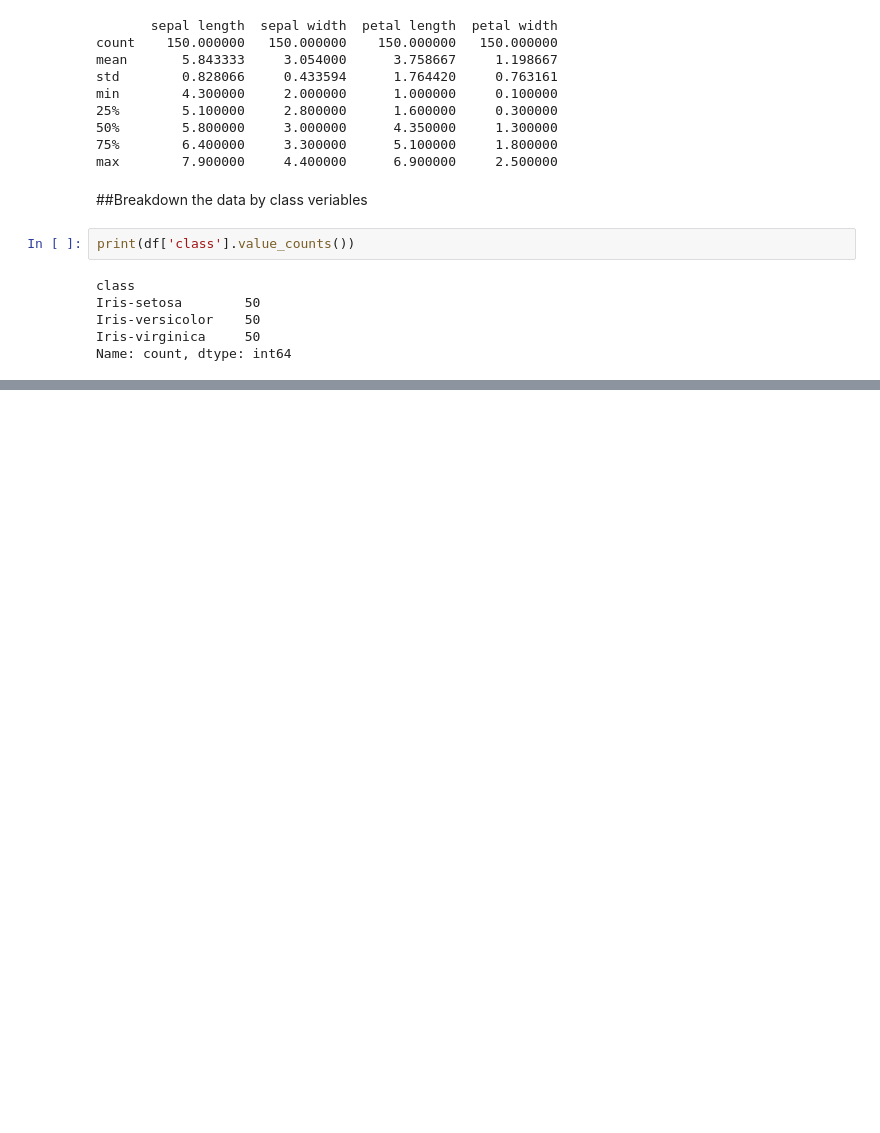
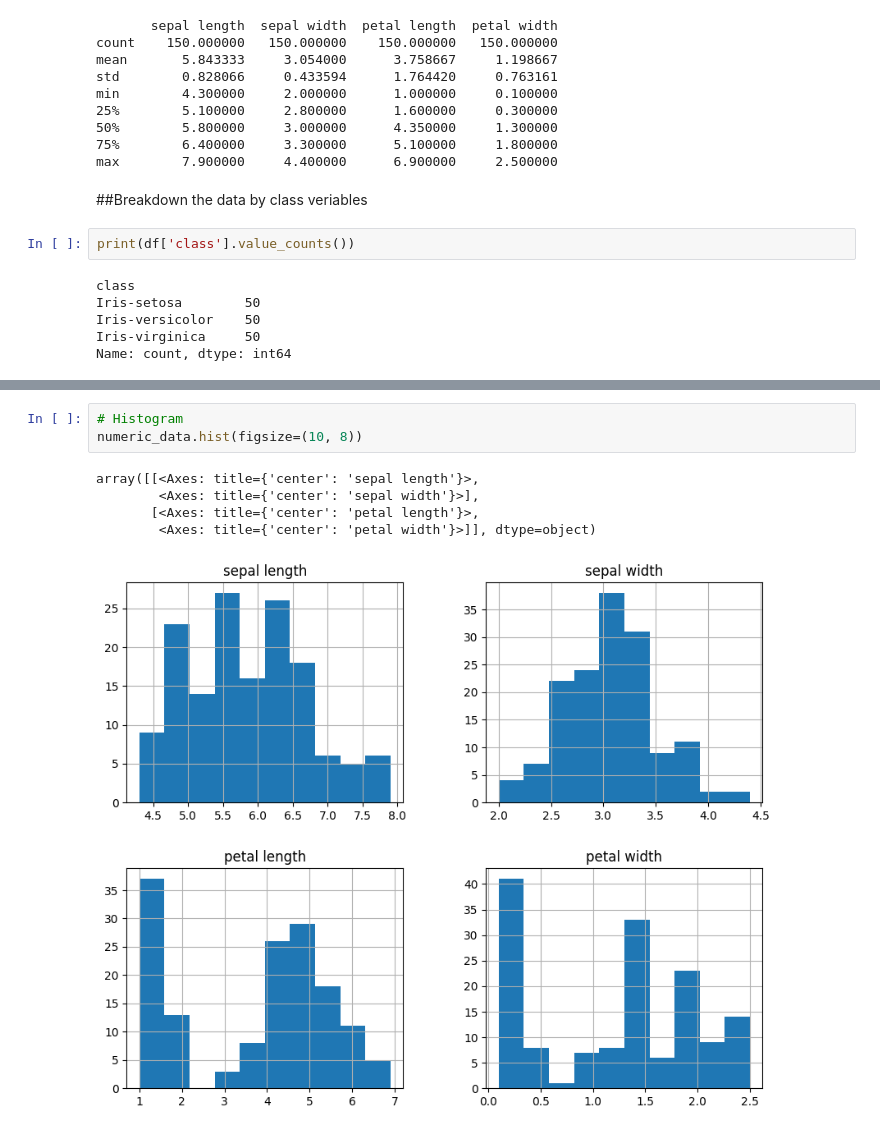
Before and after one commit to N8MARERahul/UEM_Assignments, a Jupyter notebook: Python Assignment/Lab-6/iris.ipynb, the cells around one changed output, grey strips where cells are left out. Drawn from its saved outputs; the diff is of its cells as text; blank space fills up the shorter version.

```diff
--- a/Python Assignment/Lab-6/iris.ipynb
+++ b/Python Assignment/Lab-6/iris.ipynb
@@ -69,0 +85,9 @@ Name: count, dtype: int64
+# %%
+# Histogram
+numeric_data.hist(figsize=(10, 8))
+# %% [output]
+array([[<Axes: title={'center': 'sepal length'}>,
+        <Axes: title={'center': 'sepal width'}>],
+       [<Axes: title={'center': 'petal length'}>,
+        <Axes: title={'center': 'petal width'}>]], dtype=object)
+[figure, added]
```
Also changed, not shown: parts of 10 cells of this notebook.
